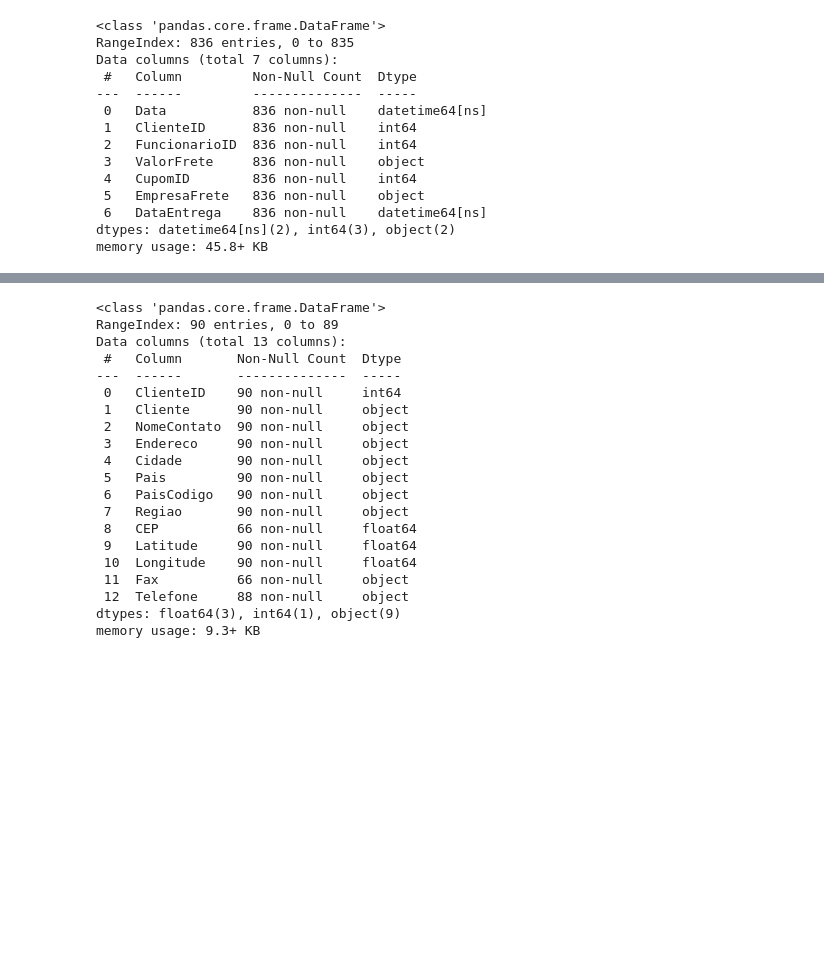
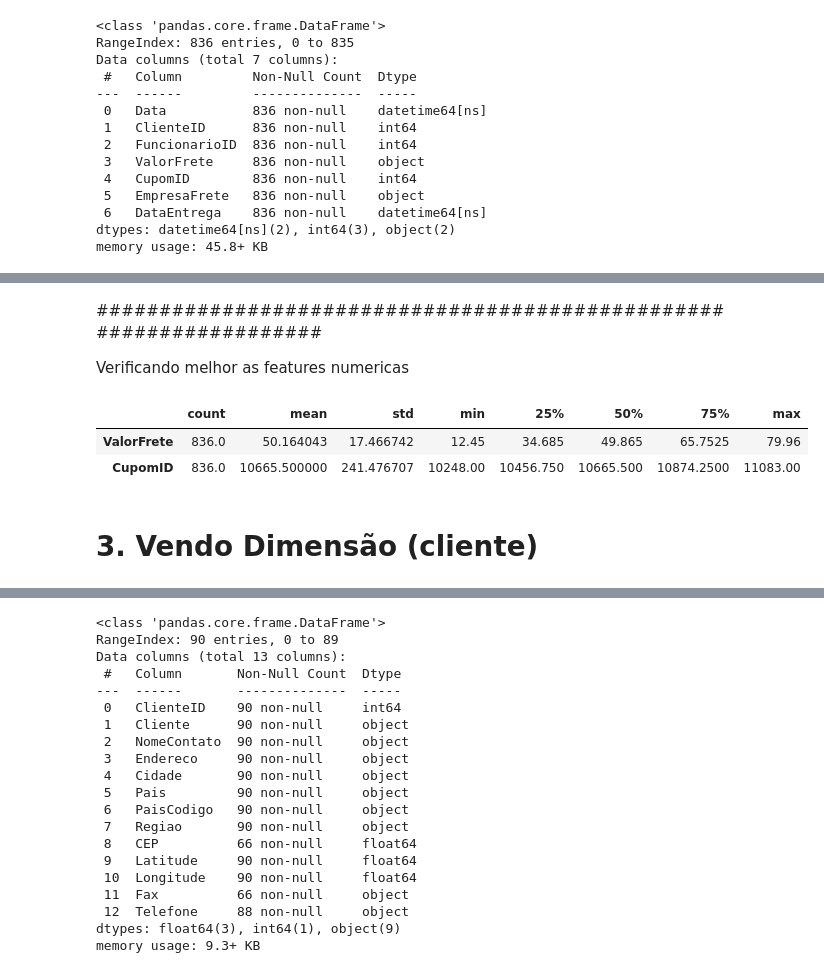
Before and after one commit to FernandoNast/qlik-sense-processo, a Jupyter notebook: primeira abordagem.ipynb, the cells around one changed output, grey strips where cells are left out. Cells and saved outputs as stored; diff of their text form; code cells hidden in the pictures; blank space fills up the shorter version.

```diff
--- a/primeira abordagem.ipynb
+++ b/primeira abordagem.ipynb
@@ -82,3 +206,15 @@ memory usage: 45.8+ KB
+# %% [markdown]
+####################################################################
+
+Verificando melhor as features numericas
+# %%
+fatoCab1.describe().transpose()[2:]
+# %% [output]
+|  | count | mean | std | min | 25% | 50% | 75% | max |
+| ValorFrete | 836.0 | 50.164043 | 17.466742 | 12.45 | 34.685 | 49.865 | 65.7525 | 79.96 |
+| CupomID | 836.0 | 10665.500000 | 241.476707 | 10248.00 | 10456.750 | 10665.500 | 10874.2500 | 11083.00 |
+# %% [markdown]
+# 3. Vendo Dimensão (cliente)
 # %%
 dim0.head()
 # %% [output]
```
Also changed, not shown: parts of 28 cells of this notebook.
